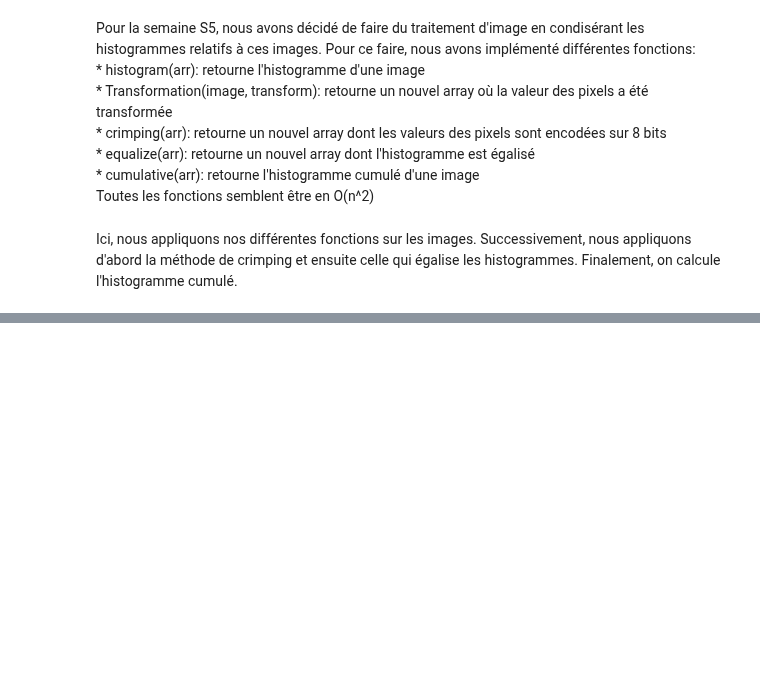
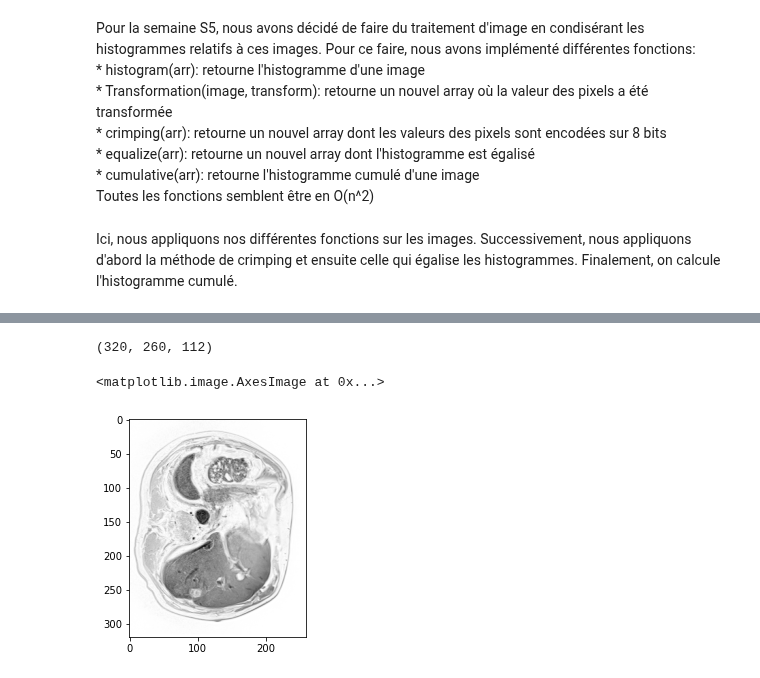
Before and after one commit to defrenned3238/WSBIM2243, a Jupyter notebook: WSBIM2243.ipynb, the cells around one changed output, grey strips where cells are left out. Drawn from its saved outputs; the diff is of its cells as text; code cells hidden in the pictures; blank space fills up the shorter version.

```diff
--- a/WSBIM2243.ipynb
+++ b/WSBIM2243.ipynb
@@ -152,0 +207,9 @@ Nous pouvons constater que la méthode d'égalisation de l'histogramme fonctionn
+# %%
+img = nib.load('Anonymized - L16223A_port__t1_vibe_dixon_tra_caipi4_bh_320_20161207155610_18.nii')
+data = img.get_fdata()#pour avoir un numpy array
+print(data.shape) #(320*260*112)
+plt.imshow(data[:,:,50], cmap = 'Greys')#plot de la slice 50
+# %% [output]
+(320, 260, 112)
+<matplotlib.image.AxesImage at 0x...>
+[figure, added]
```
Also changed, not shown: parts of 5 cells of this notebook, 2 other files.
